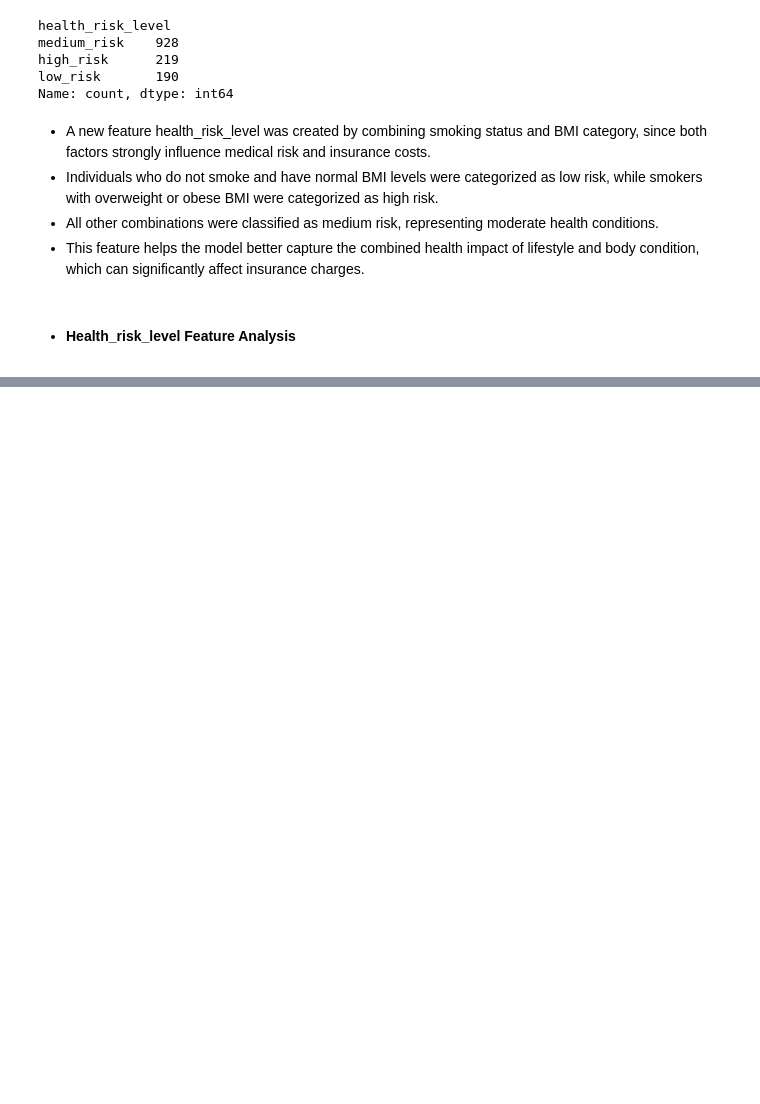
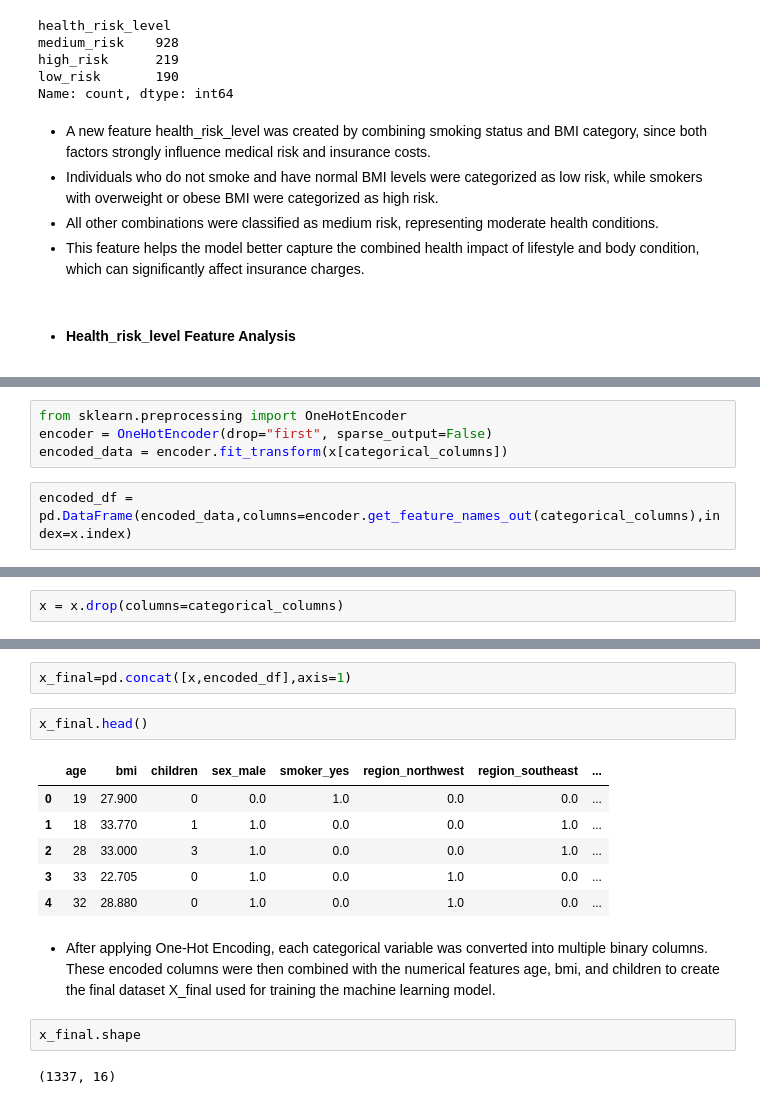
Before and after one commit to ashish-jonnada/medical-insurance-cost-prediction-ML, a Jupyter notebook: notebook/Medical_Insurance_prediction_ML.ipynb, the cells around one changed output, grey strips where cells are left out. Cells and saved outputs as stored; diff of their text form; blank space fills up the shorter version.

```diff
--- a/notebook/Medical_Insurance_prediction_ML.ipynb
+++ b/notebook/Medical_Insurance_prediction_ML.ipynb
@@ -404,0 +485,6 @@ Overall, this feature clearly captures the combined impact of smoking habits and
+# %%
+from sklearn.preprocessing import OneHotEncoder
+encoder = OneHotEncoder(drop="first", sparse_output=False)
+encoded_data = encoder.fit_transform(x[categorical_columns])
+# %%
+encoded_df = pd.DataFrame(encoded_data,columns=encoder.get_feature_names_out(categorical_columns),index=x.index)
@@ -404,0 +500,2 @@ Overall, this feature clearly captures the combined impact of smoking habits and
+# %%
+x = x.drop(columns=categorical_columns)
@@ -404,0 +511,17 @@ Overall, this feature clearly captures the combined impact of smoking habits and
+# %%
+x_final=pd.concat([x,encoded_df],axis=1)
+# %%
+x_final.head()
+# %% [output]
+|  | age | bmi | children | sex_male | smoker_yes | region_northwest | region_southeast | ... |
+| 0 | 19 | 27.900 | 0 | 0.0 | 1.0 | 0.0 | 0.0 | ... |
+| 1 | 18 | 33.770 | 1 | 1.0 | 0.0 | 0.0 | 1.0 | ... |
+| 2 | 28 | 33.000 | 3 | 1.0 | 0.0 | 0.0 | 1.0 | ... |
+| 3 | 33 | 22.705 | 0 | 1.0 | 0.0 | 1.0 | 0.0 | ... |
+| 4 | 32 | 28.880 | 0 | 1.0 | 0.0 | 1.0 | 0.0 | ... |
+# %% [markdown]
+- After applying One-Hot Encoding, each categorical variable was converted into multiple binary columns. These encoded columns were then combined with the numerical features age, bmi, and children to create the final dataset X_final used for training the machine learning model.
+# %%
+x_final.shape
+# %% [output]
+(1337, 16)
```
Also changed, not shown: parts of 39 cells of this notebook.
